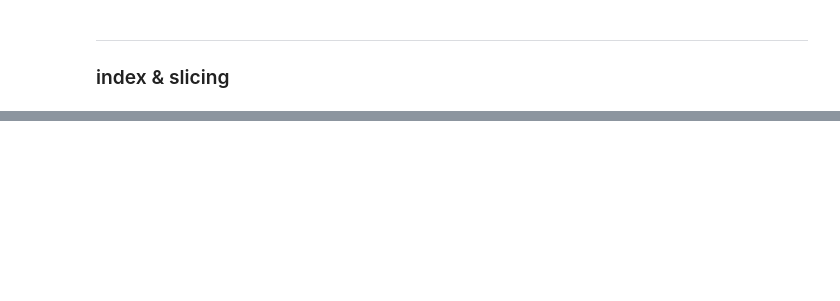
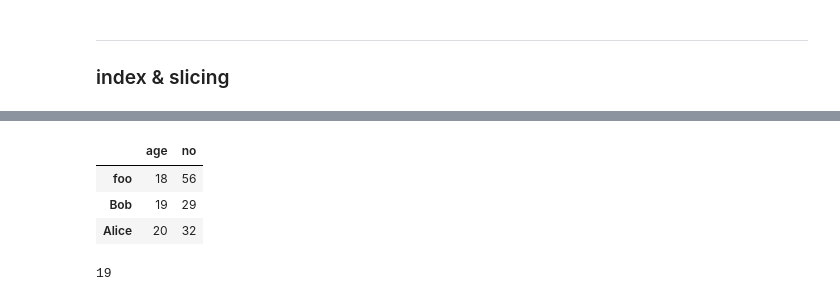
Before and after one commit to Duckietown-DIT/python-turtorial-DIT, a Jupyter notebook: course/data_sciense.ipynb, the cells around one changed output, grey strips where cells are left out. Saved outputs shown, nothing was run; the diff lists cells and outputs as text; code cells hidden in the pictures; blank space fills up the shorter version.

```diff
--- a/course/data_sciense.ipynb
+++ b/course/data_sciense.ipynb
@@ -59,0 +305,16 @@ array([[0, 1],
+# %%
+df = pd.DataFrame({
+        'age': [18, 19, 20],
+        'no': [56, 29, 32]
+    }, index=['foo', 'Bob', 'Alice'])
+# %%
+df
+# %% [output]
+|  | age | no |
+| foo | 18 | 56 |
+| Bob | 19 | 29 |
+| Alice | 20 | 32 |
+# %%
+df['age']['Bob']
+# %% [output]
+19
```
Also changed, not shown: parts of 56 cells of this notebook.
